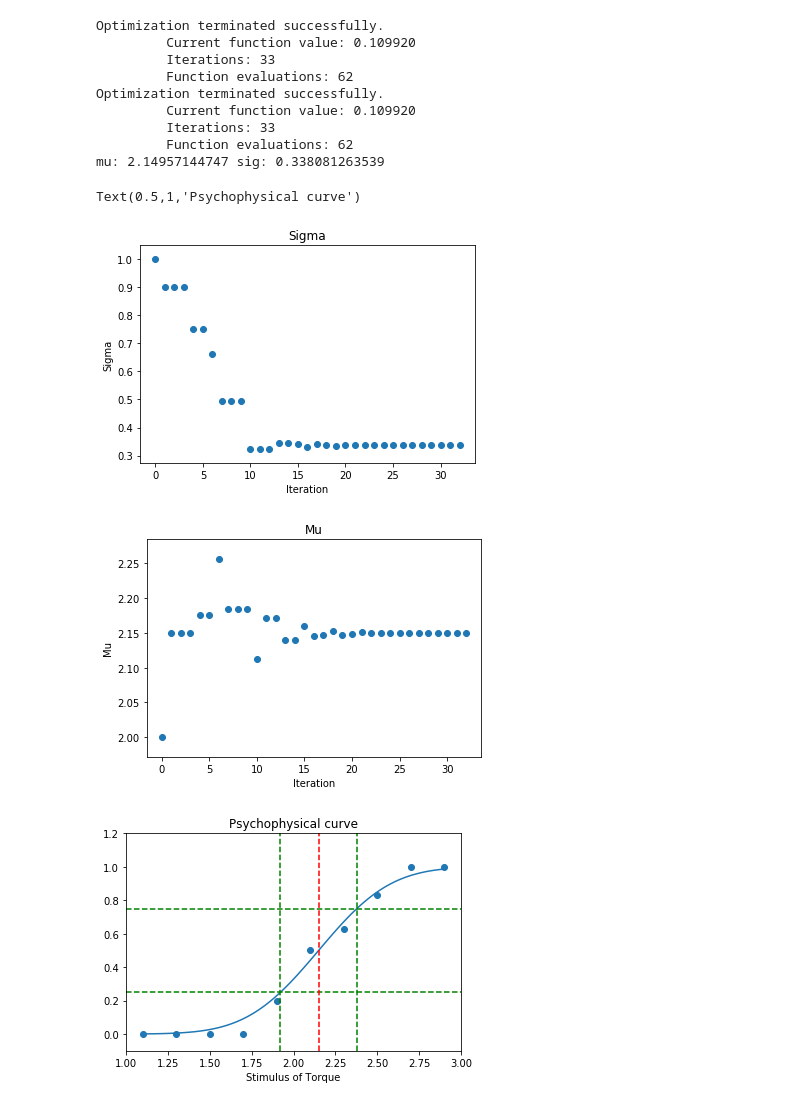
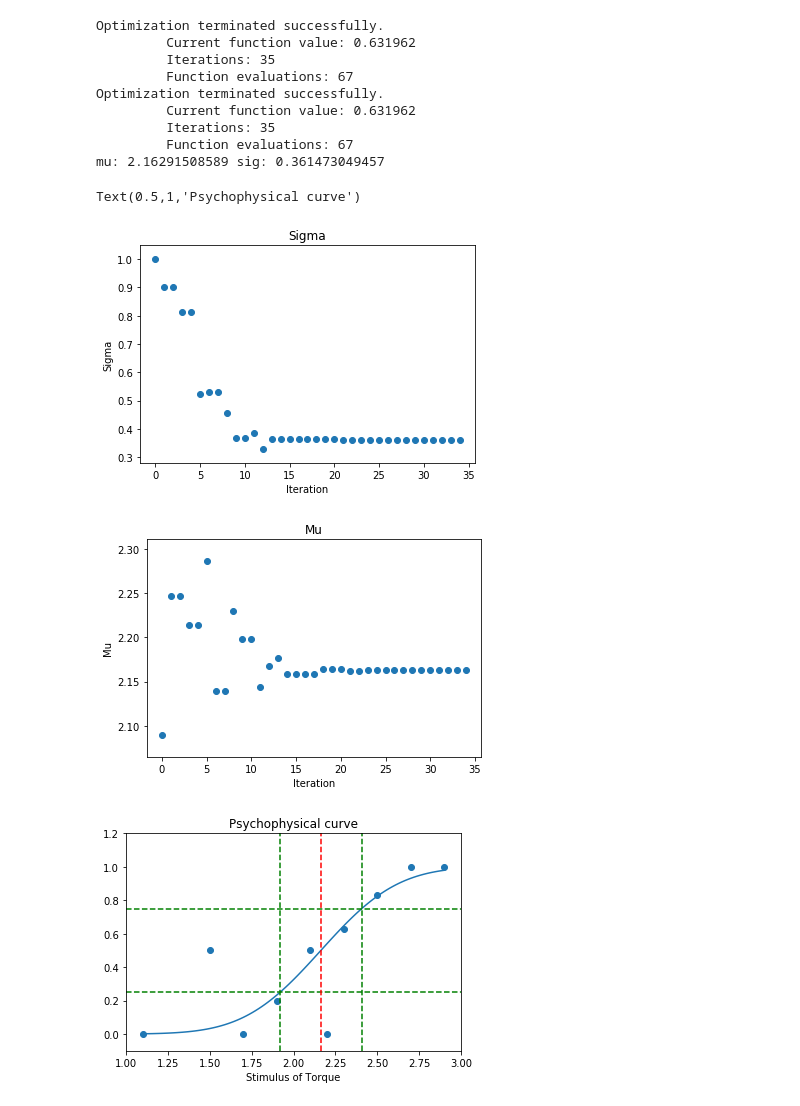
Before and after one commit to bigface0202/python, a Jupyter notebook: Psychophysical curve.ipynb, the cells around one changed output. Saved outputs shown, nothing was run; the diff lists cells and outputs as text; code cells hidden in the pictures.

Commit message:
Add figure

```diff
--- a/Psychophysical curve.ipynb
+++ b/Psychophysical curve.ipynb
@@ -11,19 +11,19 @@ import scipy.special as sp
 
 %matplotlib inline
 # %%
-#Psychophysical curve using by a cumulative Gaussian distribution
+#Psychophysical curve using by a cumulative Gaussian distribution in a staircase procedure.
 #cited by http://kaji-lab.jp/kajimoto/ConstantMethodFitting.htm (in Japanese)
 
 ##Error function
+###Weighted least square method
 def err(x,cs,p,w):
     sigma,mu = x
     a = p - 0.5 - 0.5 * sp.erf((cs-(mu))/(math.sqrt(2)*sigma))
     return sum(w*(a**2))
 
-
 ###Coefficients
-cs = np.array([1.1,1.3,1.5,1.7,1.9,2.1,2.3,2.5,2.7,2.9]) #Comparison stimulus
-frc = np.array([0,0,0,0,0.2,0.5,0.63,0.83,1,1]) #Fraction of "Larger comparison stimulus"
+cs = np.array([1.1,2.2,1.5,1.7,1.9,2.1,2.3,2.5,2.7,2.9]) #Comparison stimulus
+frc = np.array([0,0,0.5,0,0.2,0.5,0.63,0.83,1,1]) #Fraction of "Larger comparison stimulus"
 w = np.array([1,1,1,3,10,14,11,6,2,1]) #Number of times the subjects answer the comparison stimulus
 
 #Weighted least square method
@@ -50,40 +50,40 @@ p2 = 0.5 + 0.5 * sp.erf((cs2 - (mu)) / (math.sqrt(2)*sig))
 
 bound025 = sp.erfinv(0.25*2-1) * math.sqrt(2) * sig + (mu)
 bound075 = sp.erfinv(0.75*2-1) * math.sqrt(2) * sig + (mu)
 print("mu:",mu,"sig:",sig)
 
 ##Figure
 ##Plotting the experimental value
 plt.figure()
 plt.scatter(cs, frc)
 
 ##Plotting the psychophysical curve
 plt.plot(cs2,p2)
 
 ##25%,75% thresholds
 plt.plot([1.0,3.1], [0.25,0.25], linestyle = 'dashed',color="green")
 plt.plot([1.0,3.1], [0.75,0.75], linestyle = 'dashed',color="green")
 plt.plot([bound025,bound025], [-0.1,1.2], linestyle = 'dashed',color="green")#25% threshold
 plt.plot([bound075,bound075], [-0.1,1.2], linestyle = 'dashed',color="green")#75% threshold
 
 ##PSE
 plt.plot([mu,mu], [-0.1,1.2], linestyle = 'dashed',color="red")#PSE
 
 plt.xlabel("Stimulus of Torque")
 plt.xlim(1.0,3.0)
 plt.ylim(-0.1,1.2)
 plt.title("Psychophysical curve")
 # %% [output]
 Optimization terminated successfully.
-         Current function value: 0.109920
-         Iterations: 33
-         Function evaluations: 62
+         Current function value: 0.631962
+         Iterations: 35
+         Function evaluations: 67
 Optimization terminated successfully.
-         Current function value: 0.109920
-         Iterations: 33
-         Function evaluations: 62
-mu: 2.14957144747 sig: 0.338081263539
+         Current function value: 0.631962
+         Iterations: 35
+         Function evaluations: 67
+mu: 2.16291508589 sig: 0.361473049457
 Text(0.5,1,'Psychophysical curve')
-[figure, old version]
+[figure, new version]
-[figure, old version]
+[figure, new version]
-[figure, old version]
+[figure, new version]
```
Also changed, not shown: parts of 1 cell of this notebook.
